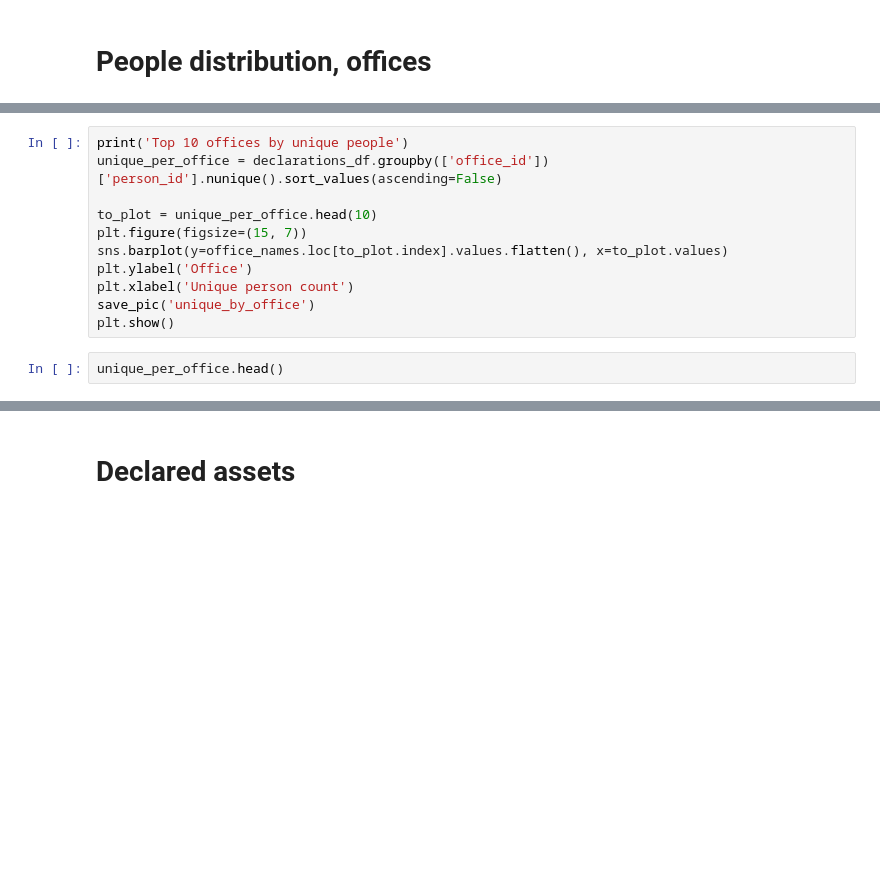
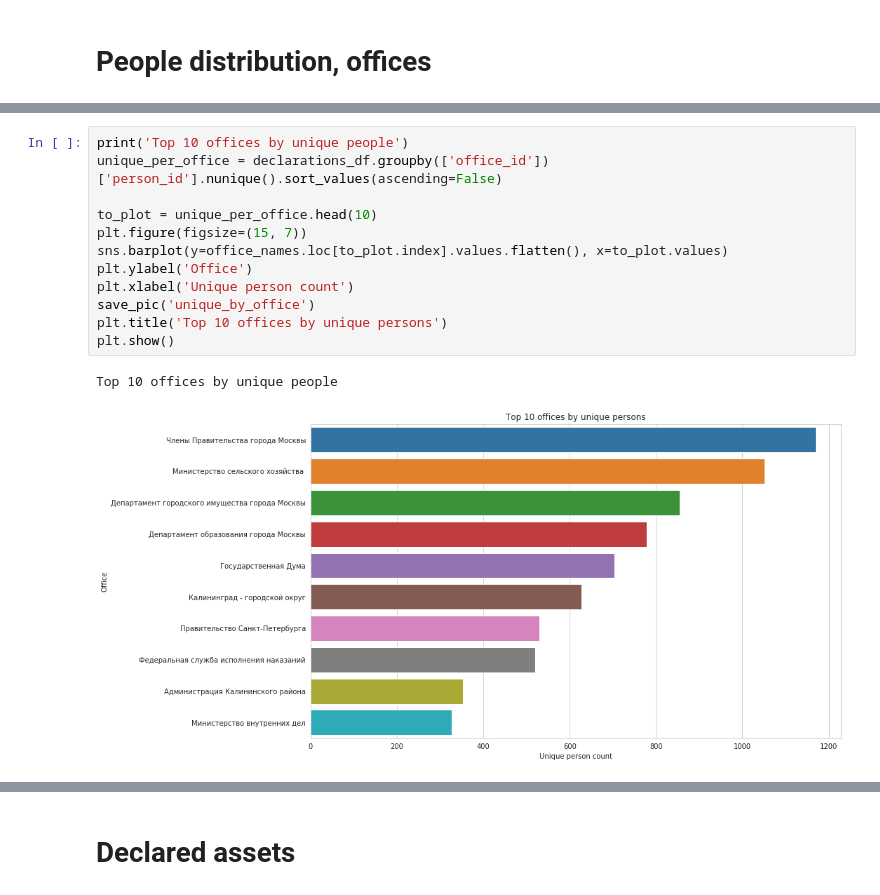
Before and after one commit to mikhmakarov/officials_network, a Jupyter notebook: analyze_dataset.ipynb, the cells around one changed output, grey strips where cells are left out. Drawn from its saved outputs; the diff is of its cells as text; blank space fills up the shorter version.

```diff
--- a/analyze_dataset.ipynb
+++ b/analyze_dataset.ipynb
@@ -87,16 +205,18 @@ print('Unique offices', declarations_df.office_id.unique().shape[0])
 # %%
 print('Top 10 offices by unique people')
 unique_per_office = declarations_df.groupby(['office_id'])['person_id'].nunique().sort_values(ascending=False)
 
 to_plot = unique_per_office.head(10)
 plt.figure(figsize=(15, 7))
 sns.barplot(y=office_names.loc[to_plot.index].values.flatten(), x=to_plot.values)
 plt.ylabel('Office')
 plt.xlabel('Unique person count')
 save_pic('unique_by_office')
+plt.title('Top 10 offices by unique persons')
 plt.show()
+# %% [output]
+Top 10 offices by unique people
+[figure, added]
-# %%
-unique_per_office.head()
 # %%
 print('People per year per office')
 
```
Also changed, not shown: parts of 53 cells of this notebook, 3 other files.
